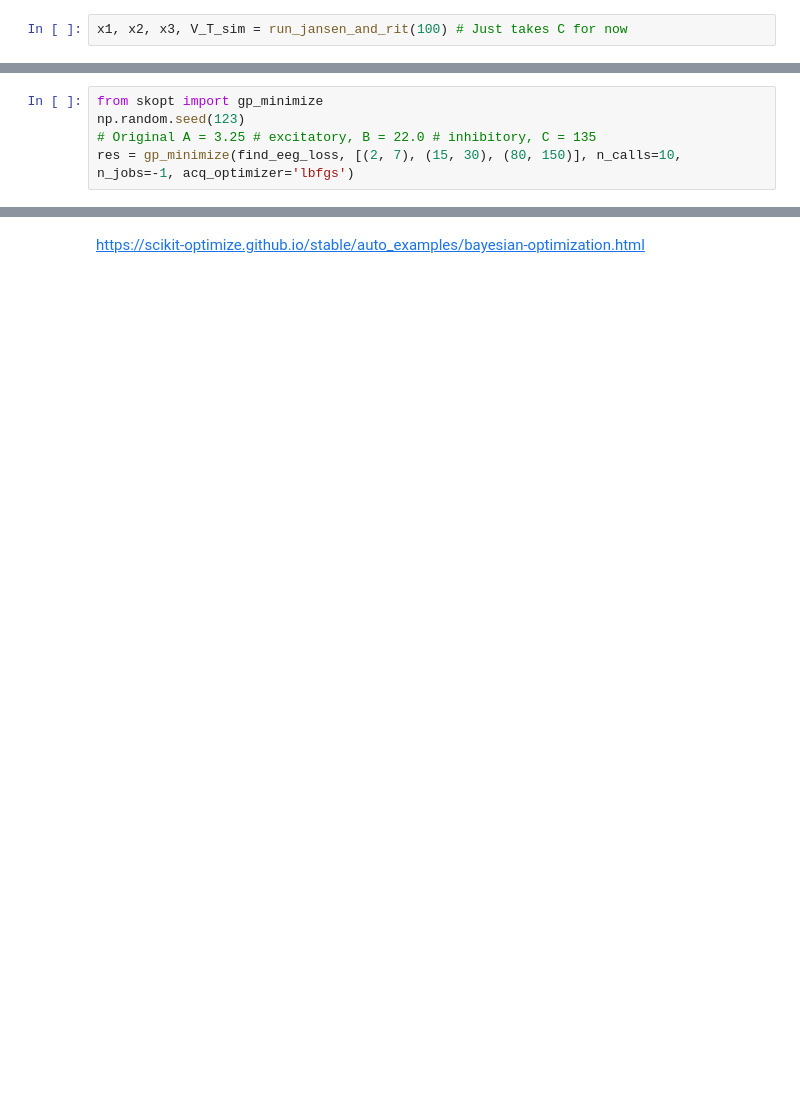
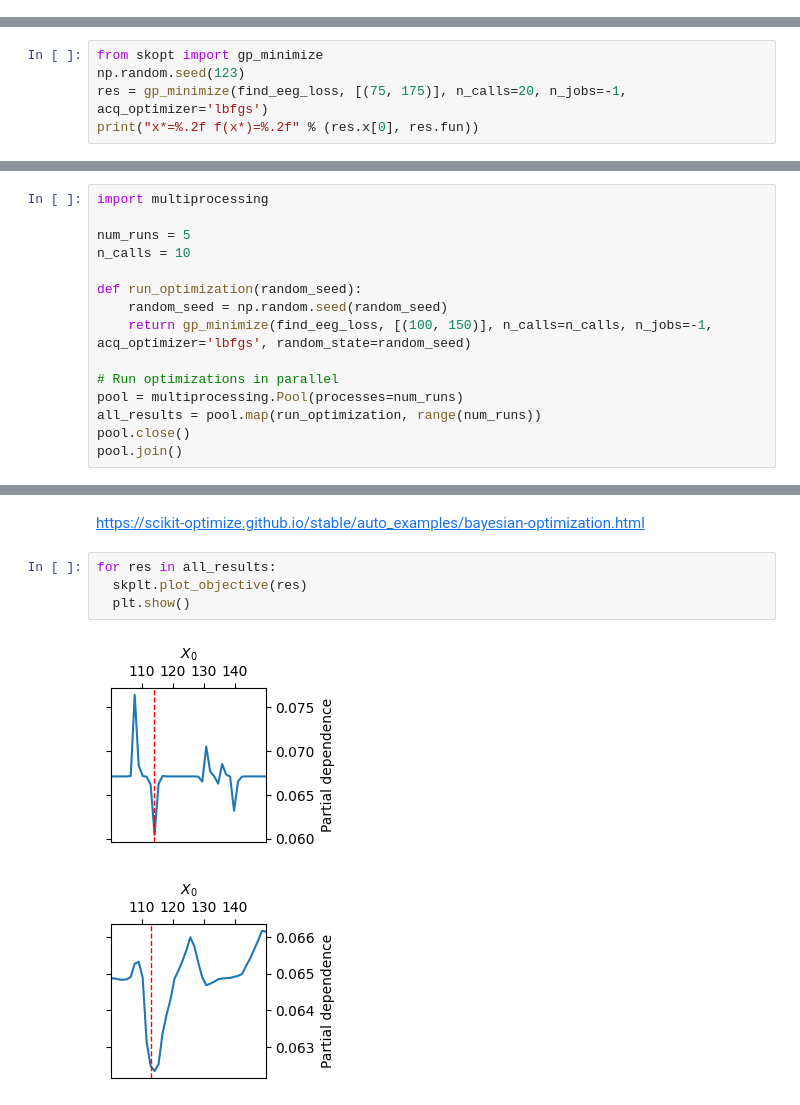
Before and after one commit to emias12/FinalYearProject, a Jupyter notebook: OptimiseEEG.ipynb, the cells around one changed output, grey strips where cells are left out. Drawn from its saved outputs; the diff is of its cells as text; blank space fills up the shorter version.

```diff
--- a/OptimiseEEG.ipynb
+++ b/OptimiseEEG.ipynb
@@ -1,4 +26,2 @@
 # %%
 %run Jansen_And_Rit.py
-# %%
-x1, x2, x3, V_T_sim = run_jansen_and_rit(100) # Just takes C for now
@@ -64,6 +54,6 @@ def find_eeg_loss(x):
 # %%
 from skopt import gp_minimize
 np.random.seed(123)
-# Original A = 3.25 # excitatory, B = 22.0 # inhibitory, C = 135
-res = gp_minimize(find_eeg_loss, [(2, 7), (15, 30), (80, 150)], n_calls=10, n_jobs=-1, acq_optimizer='lbfgs')
+res = gp_minimize(find_eeg_loss, [(75, 175)], n_calls=20, n_jobs=-1, acq_optimizer='lbfgs')
+print("x*=%.2f f(x*)=%.2f" % (res.x[0], res.fun))
 # %% [output]
@@ -136,0 +133,15 @@ A=5.00, B=19.00, C=141.00, f=0.10
+# %%
+import multiprocessing
+
+num_runs = 5
+n_calls = 10
+
+def run_optimization(random_seed):
+    random_seed = np.random.seed(random_seed)
+    return gp_minimize(find_eeg_loss, [(100, 150)], n_calls=n_calls, n_jobs=-1, acq_optimizer='lbfgs', random_state=random_seed)
+
+# Run optimizations in parallel
+pool = multiprocessing.Pool(processes=num_runs)
+all_results = pool.map(run_optimization, range(num_runs))
+pool.close()
+pool.join()
@@ -137,2 +196,9 @@ A=5.00, B=19.00, C=141.00, f=0.10
 # %% [markdown]
 https://scikit-optimize.github.io/stable/auto_examples/bayesian-optimization.html
+# %%
+for res in all_results:
+  skplt.plot_objective(res)
+  plt.show()
+# %% [output]
+[figure, added]
+[figure, added]
```
Also changed, not shown: parts of 11 cells of this notebook.
